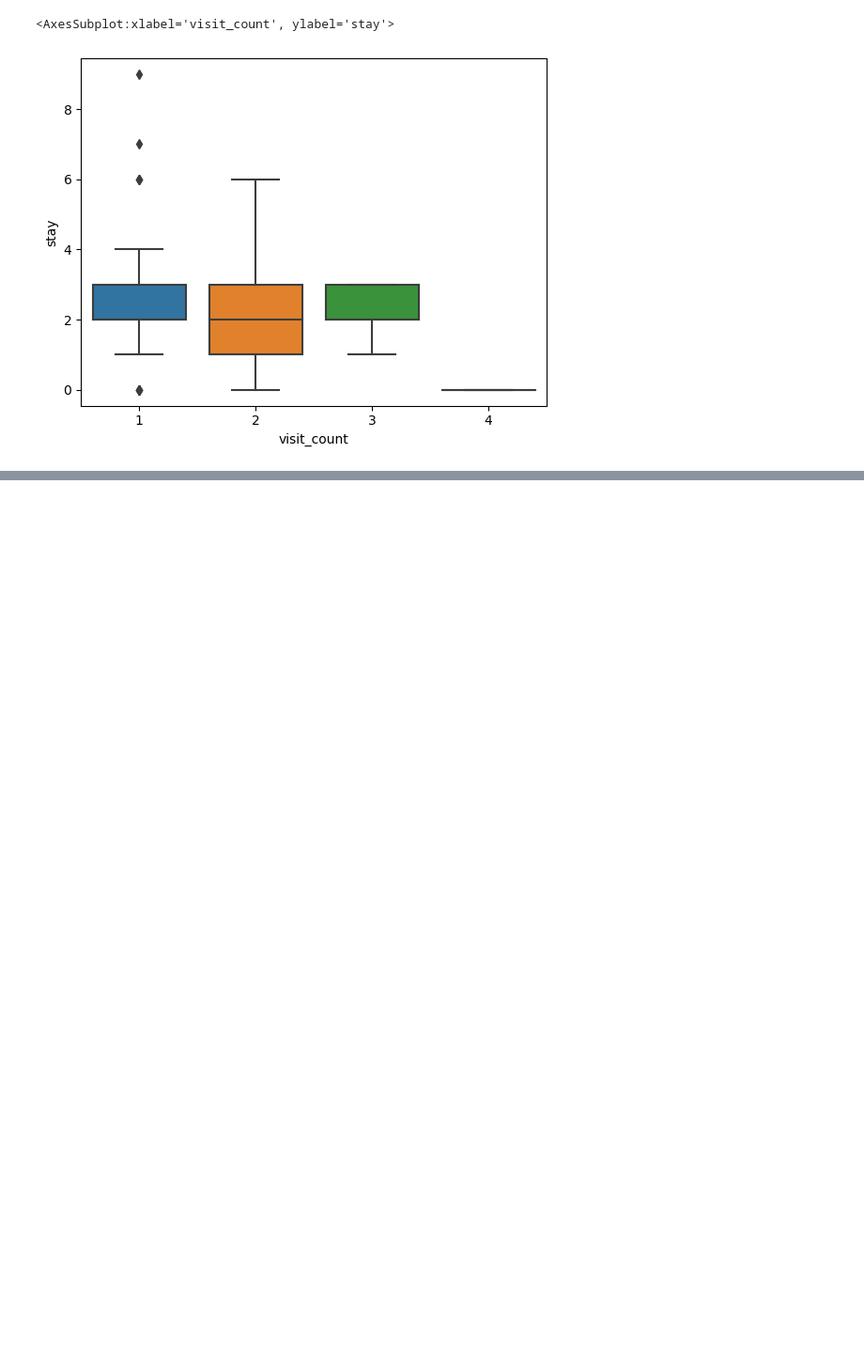
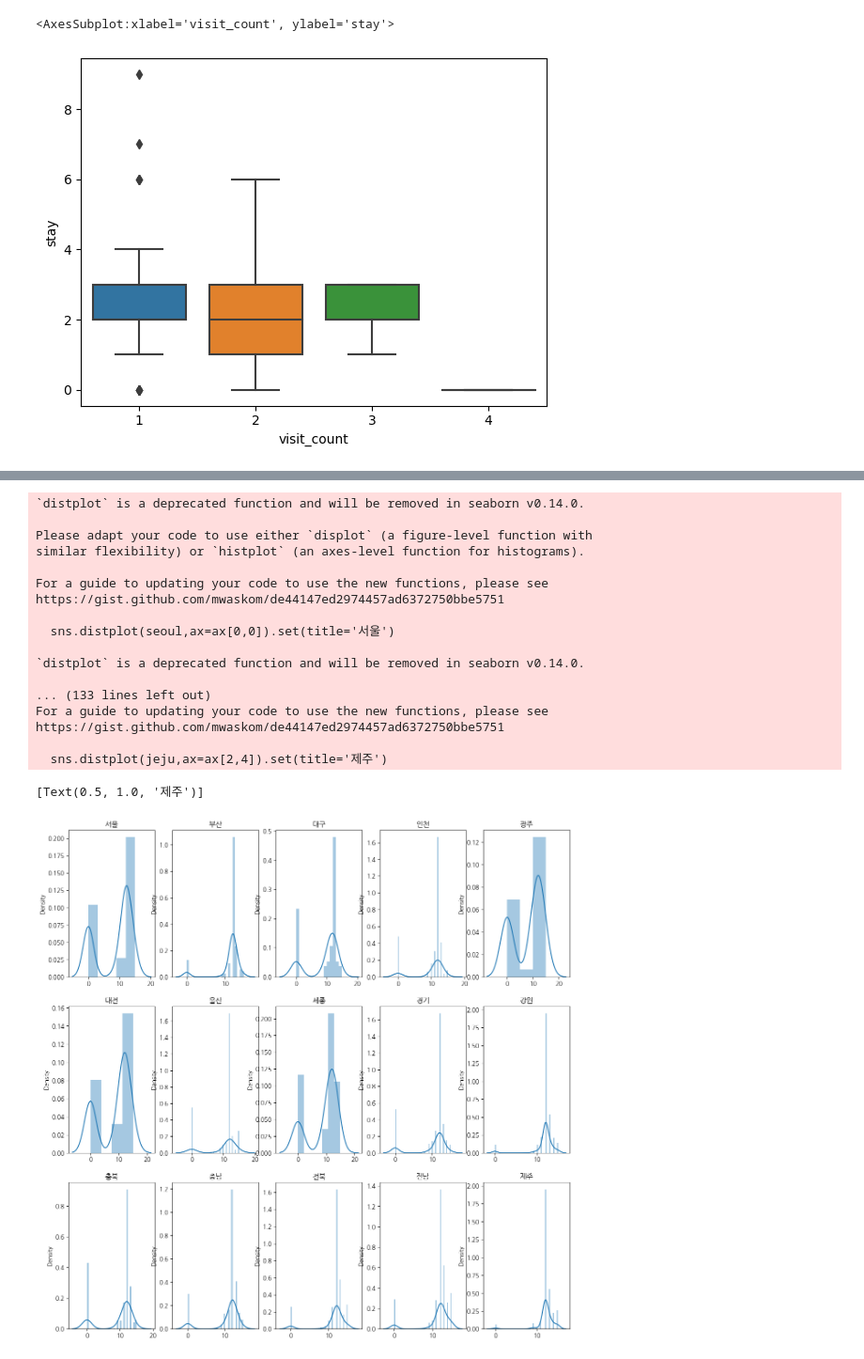
Before and after one commit to zzz2su/MJU_Data-Analysis, a Jupyter notebook: SDATeamProject.ipynb, the cells around one changed output, grey strips where cells are left out. Shown at 94% size. Saved outputs shown, nothing was run; the diff lists cells and outputs as text; code cells hidden in the pictures; blank space fills up the shorter version.

```diff
--- a/SDATeamProject.ipynb
+++ b/SDATeamProject.ipynb
@@ -487,0 +676,3 @@ JEJU.corr(method='pearson')[['tot_preference']].sort_values('tot_preference', as
+# %%
+data_set=data_set.fillna(0)
+data_set1=data_set1.fillna(0)
@@ -487,0 +733,20 @@ JEJU.corr(method='pearson')[['tot_preference']].sort_values('tot_preference', as
+# %%
+## Satify(만족도), revisit(재방문 의사), recommend(추천 의사)를 더해 선호도 생성
+
+seoul = SEOUL['Satify']+SEOUL['revisit']+SEOUL['recommend']
+busan = BUSAN['Satify']+BUSAN['revisit']+BUSAN['recommend']
+daegu = DAEGU['Satify']+DAEGU['revisit']+DAEGU['recommend']
+incheon = INCHEON['Satify']+INCHEON['revisit']+INCHEON['recommend']
+gwangju = GWANGJU['Satify']+GWANGJU['revisit']+GWANGJU['recommend']
+daejeon = DAEJEON['Satify']+DAEJEON['revisit']+DAEJEON['recommend']
+ulsan = ULSAN['Satify']+ULSAN['revisit']+ULSAN['recommend']
+sejong = SEJONG['Satify']+SEJONG['revisit']+SEJONG['recommend']
+kyunggi = KYUNGGI['Satify']+KYUNGGI['revisit']+KYUNGGI['recommend']
+gangwon = GANGWON['Satify']+GANGWON['revisit']+GANGWON['recommend']
+choong_n = CHOONG_N['Satify']+CHOONG_N['revisit']+CHOONG_N['recommend']
+choong_s = CHOONG_S['Satify']+CHOONG_S['revisit']+CHOONG_S['recommend']
+jeon_n = JEON_N['Satify']+JEON_N['revisit']+JEON_N['recommend']
+jeon_s = JEON_S['Satify']+JEON_S['revisit']+JEON_S['recommend']
+kyung_n = KYUNG_N['Satify']+KYUNG_N['revisit']+KYUNG_N['recommend']
+kyung_s = KYUNG_S['Satify']+KYUNG_S['revisit']+KYUNG_S['recommend']
+jeju = JEJU['Satify']+JEJU['revisit']+JEJU['recommend']
@@ -487,0 +789,41 @@ JEJU.corr(method='pearson')[['tot_preference']].sort_values('tot_preference', as
+# %%
+## 적절한 지역 데이터 선택을 위한 데이터 시각화
+import matplotlib as mpl
+mpl.rcParams['font.family'] = 'NanumGothic'
+# %%
+fig, ax = plt.subplots(ncols=5, nrows=3,figsize=(15,15))
+sns.distplot(seoul,ax=ax[0,0]).set(title='서울')
+sns.distplot(busan,ax=ax[0,1]).set(title='부산')
+sns.distplot(daegu,ax=ax[0,2]).set(title='대구')
+sns.distplot(incheon,ax=ax[0,3]).set(title='인천')
+sns.distplot(gwangju,ax=ax[0,4]).set(title='광주')
+sns.distplot(daejeon,ax=ax[1,0]).set(title='대전')
+sns.distplot(ulsan,ax=ax[1,1]).set(title='울산')
+sns.distplot(sejong,ax=ax[1,2]).set(title='세종')
+sns.distplot(kyunggi,ax=ax[1,3]).set(title='경기')
+sns.distplot(gangwon,ax=ax[1,4]).set(title='강원')
+sns.distplot(choong_n,ax=ax[2,0]).set(title='충북')
+sns.distplot(choong_s,ax=ax[2,1]).set(title='충남')
+sns.distplot(jeon_n,ax=ax[2,2]).set(title='전북')
+sns.distplot(jeon_s,ax=ax[2,3]).set(title='전남')
+sns.distplot(jeju,ax=ax[2,4]).set(title='제주')
+# %% [output]
+`distplot` is a deprecated function and will be removed in seaborn v0.14.0.
+
+Please adapt your code to use either `displot` (a figure-level function with
+similar flexibility) or `histplot` (an axes-level function for histograms).
+
+For a guide to updating your code to use the new functions, please see
+https://gist.github.com/mwaskom/de44147ed2974457ad6372750bbe5751
+
+  sns.distplot(seoul,ax=ax[0,0]).set(title='서울')
+
+`distplot` is a deprecated function and will be removed in seaborn v0.14.0.
+
+... (133 lines left out)
+For a guide to updating your code to use the new functions, please see
+https://gist.github.com/mwaskom/de44147ed2974457ad6372750bbe5751
+
+  sns.distplot(jeju,ax=ax[2,4]).set(title='제주')
+[Text(0.5, 1.0, '제주')]
+[figure, added]
```
Also changed, not shown: parts of 43 cells of this notebook.
